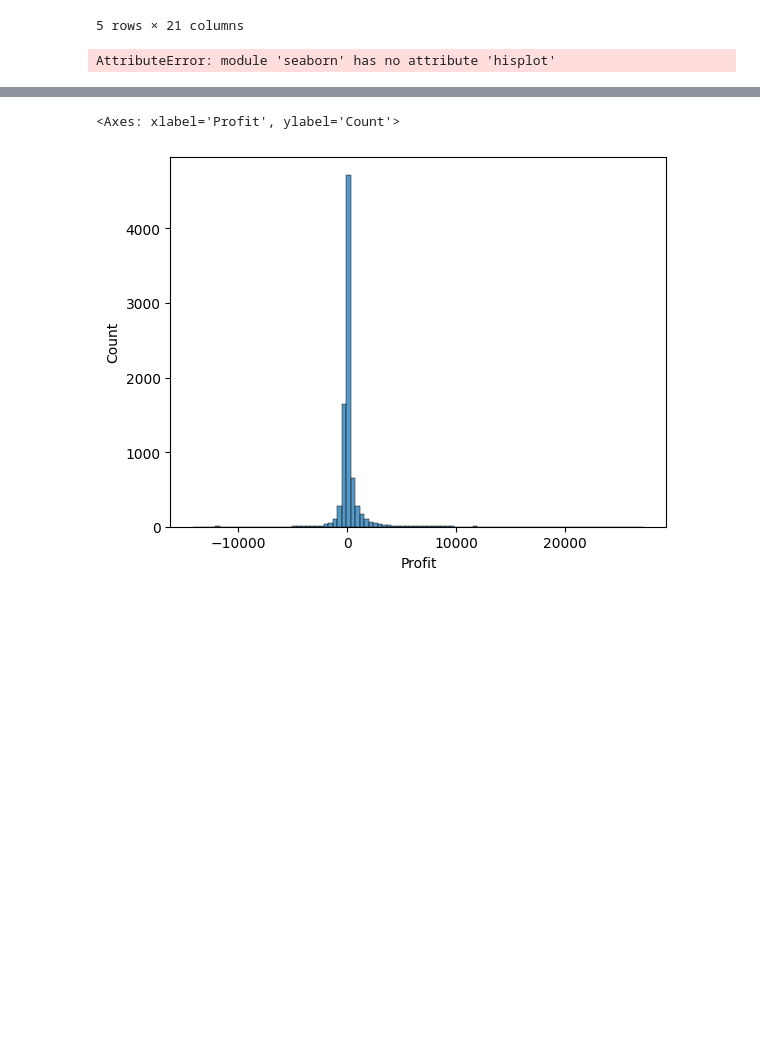
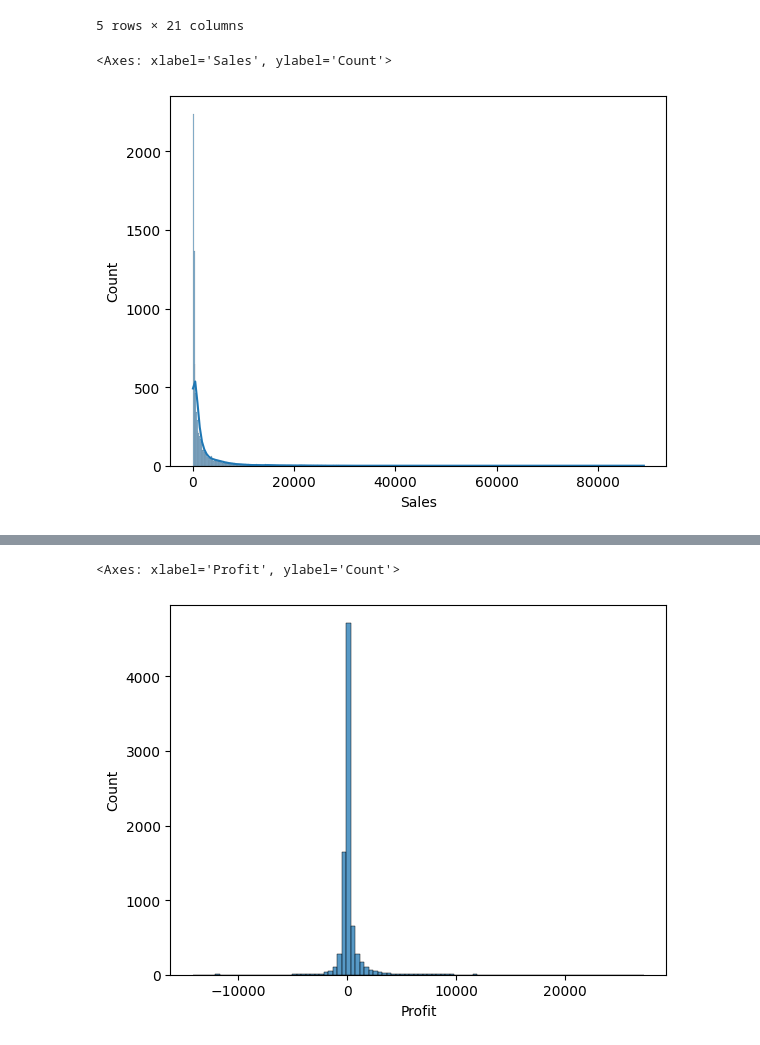
Before and after one commit to dev-jatin-mehra/Seaborn-Repo, a Jupyter notebook: 6_distribution_plots_1.ipynb, the cells around one changed output, grey strips where cells are left out. Saved outputs shown, nothing was run; the diff lists cells and outputs as text; code cells hidden in the pictures; blank space fills up the shorter version.

```diff
--- a/6_distribution_plots_1.ipynb
+++ b/6_distribution_plots_1.ipynb
@@ -20,9 +20,10 @@ sales.head()
 | 4 | 85 | 515 | 2010-08-28 | Not Specified | 19 | 394.2700 | 0.08 | Regular Air | 30.9400 | ... |
 5 rows × 21 columns
 # %%
-sns.hisplot(sales.Sales,kde=True)
+sns.histplot(sales.Sales,kde=True)
 # %% [output]
-AttributeError: module 'seaborn' has no attribute 'hisplot'
+<Axes: xlabel='Sales', ylabel='Count'>
+[figure, added]
 # %%
 sns.histplot(sales.Profit,kde=True)
 # %% [output]
```
Also changed, not shown: parts of 5 cells of this notebook, 1 other file.
